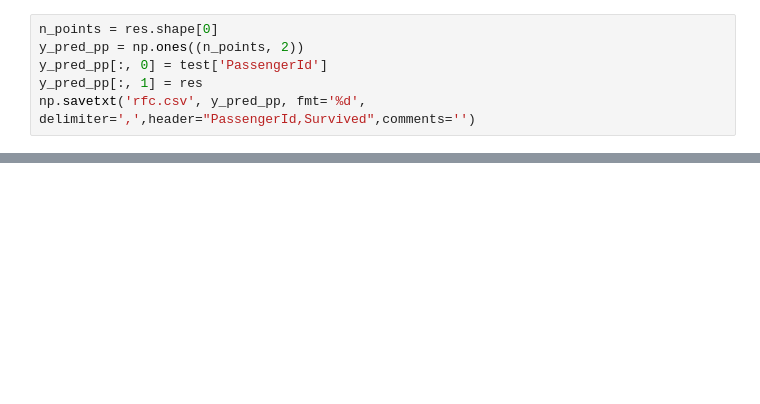
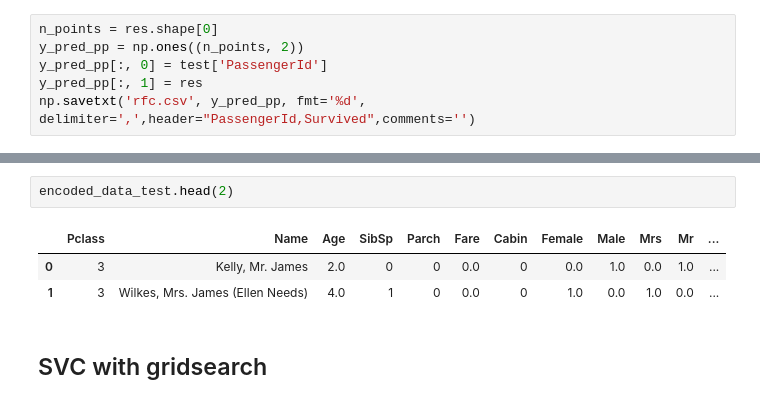
Before and after one commit to Joseph94m/Titanic, a Jupyter notebook: Titanic.ipynb, the cells around one changed output, grey strips where cells are left out. Cells and saved outputs as stored; diff of their text form; blank space fills up the shorter version.

```diff
--- a/Titanic.ipynb
+++ b/Titanic.ipynb
@@ -816,0 +1143,8 @@ np.savetxt('rfc.csv', y_pred_pp, fmt='%d', delimiter=',',header="PassengerId,Sur
+# %%
+encoded_data_test.head(2)
+# %% [output]
+|  | Pclass | Name | Age | SibSp | Parch | Fare | Cabin | Female | Male | Mrs | Mr | ... |
+| 0 | 3 | Kelly, Mr. James | 2.0 | 0 | 0 | 0.0 | 0 | 0.0 | 1.0 | 0.0 | 1.0 | ... |
+| 1 | 3 | Wilkes, Mrs. James (Ellen Needs) | 4.0 | 1 | 0 | 0.0 | 0 | 1.0 | 0.0 | 1.0 | 0.0 | ... |
+# %% [markdown]
+## SVC with gridsearch
```
Also changed, not shown: parts of 49 cells of this notebook.
